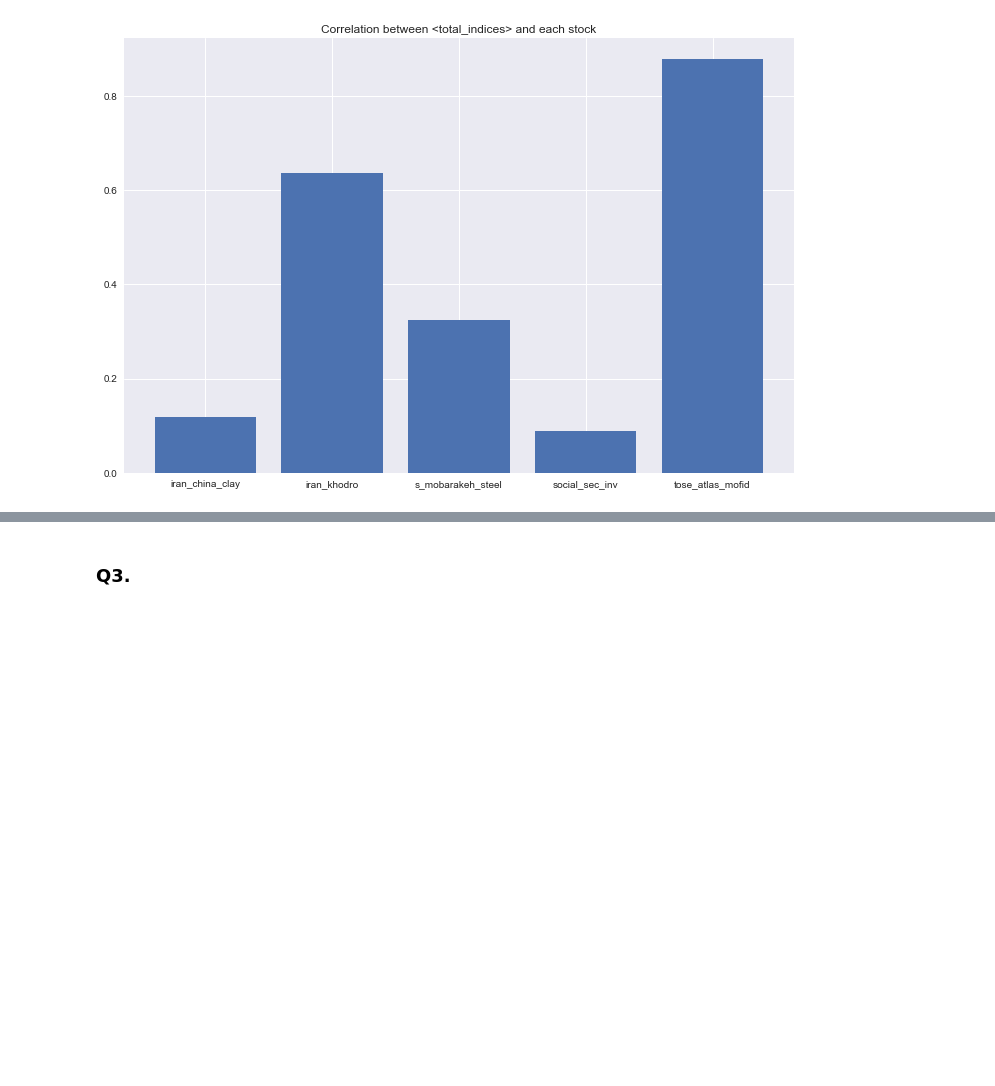
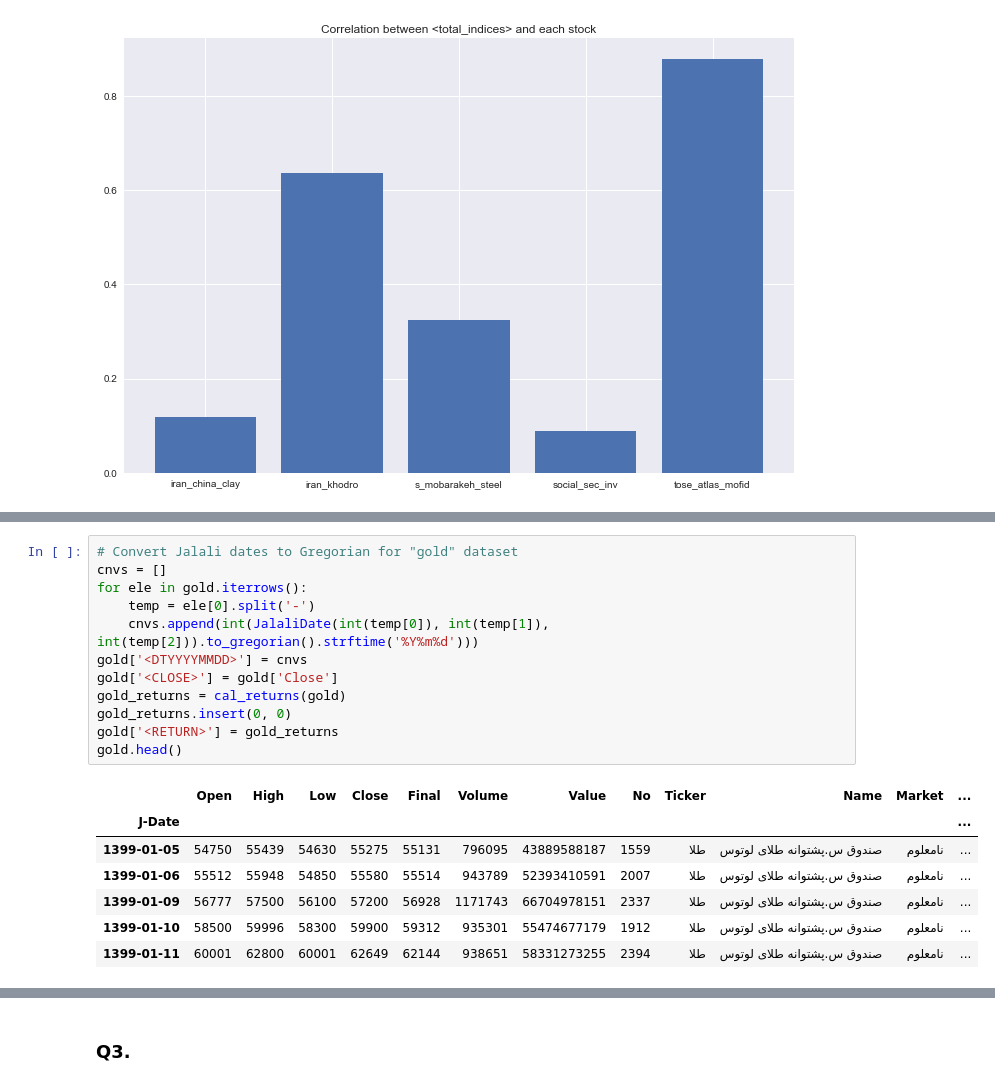
Before and after one commit to nahbos/AUT-Fundamental-Statistical-Learning, a Jupyter notebook: Peoject/Project_Stock.ipynb, the cells around one changed output, grey strips where cells are left out. Cells and saved outputs as stored; diff of their text form; blank space fills up the shorter version.

```diff
--- a/Peoject/Project_Stock.ipynb
+++ b/Peoject/Project_Stock.ipynb
@@ -434,0 +521,20 @@ with plt.style.context('seaborn'):
+# %%
+# Convert Jalali dates to Gregorian for "gold" dataset
+cnvs = []
+for ele in gold.iterrows():
+    temp = ele[0].split('-')
+    cnvs.append(int(JalaliDate(int(temp[0]), int(temp[1]), int(temp[2])).to_gregorian().strftime('%Y%m%d')))
+gold['<DTYYYYMMDD>'] = cnvs
+gold['<CLOSE>'] = gold['Close']
+gold_returns = cal_returns(gold)
+gold_returns.insert(0, 0)
+gold['<RETURN>'] = gold_returns
+gold.head()
+# %% [output]
+|  | Open | High | Low | Close | Final | Volume | Value | No | Ticker | Name | Market | ... |
+| J-Date |  |  |  |  |  |  |  |  |  |  |  | ... |
+| 1399-01-05 | 54750 | 55439 | 54630 | 55275 | 55131 | 796095 | 43889588187 | 1559 | طلا | صندوق س.پشتوانه طلای لوتوس | نامعلوم | ... |
+| 1399-01-06 | 55512 | 55948 | 54850 | 55580 | 55514 | 943789 | 52393410591 | 2007 | طلا | صندوق س.پشتوانه طلای لوتوس | نامعلوم | ... |
+| 1399-01-09 | 56777 | 57500 | 56100 | 57200 | 56928 | 1171743 | 66704978151 | 2337 | طلا | صندوق س.پشتوانه طلای لوتوس | نامعلوم | ... |
+| 1399-01-10 | 58500 | 59996 | 58300 | 59900 | 59312 | 935301 | 55474677179 | 1912 | طلا | صندوق س.پشتوانه طلای لوتوس | نامعلوم | ... |
+| 1399-01-11 | 60001 | 62800 | 60001 | 62649 | 62144 | 938651 | 58331273255 | 2394 | طلا | صندوق س.پشتوانه طلای لوتوس | نامعلوم | ... |
```
Also changed, not shown: parts of 59 cells of this notebook.
